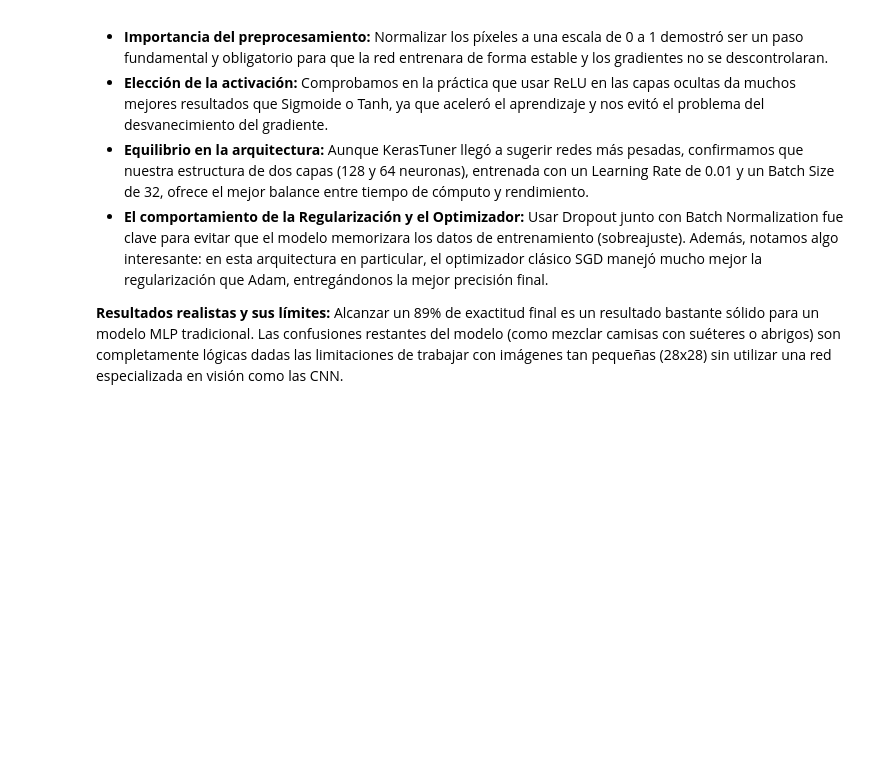
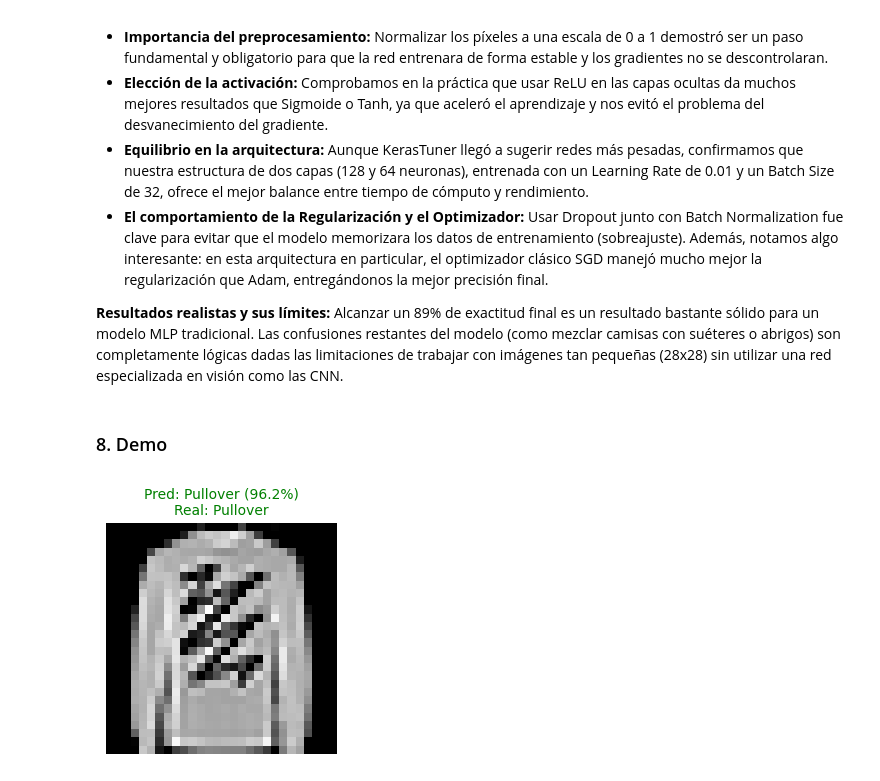
Before and after one commit to PyKydo/DeepLearning-EV1, a Jupyter notebook: EvaluacionParcial1.ipynb, the cells around one changed output. Cells and saved outputs as stored; diff of their text form; code cells hidden in the pictures; blank space fills up the shorter version.

Commit message:
Finalización
Se implementó una demo al final

```diff
--- a/EvaluacionParcial1.ipynb
+++ b/EvaluacionParcial1.ipynb
@@ -1079,3 +1088,40 @@ Este trabajo práctico nos permitió aplicar los conceptos de Deep Learning vist
 - **El comportamiento de la Regularización y el Optimizador:** Usar Dropout junto con Batch Normalization fue clave para evitar que el modelo memorizara los datos de entrenamiento (sobreajuste). Además, notamos algo interesante: en esta arquitectura en particular, el optimizador clásico SGD manejó mucho mejor la regularización que Adam, entregándonos la mejor precisión final.
 
 **Resultados realistas y sus límites:** Alcanzar un 89% de exactitud final es un resultado bastante sólido para un modelo MLP tradicional. Las confusiones restantes del modelo (como mezclar camisas con suéteres o abrigos) son completamente lógicas dadas las limitaciones de trabajar con imágenes tan pequeñas (28x28) sin utilizar una red especializada en visión como las CNN.
+# %% [markdown]
+### 8. Demo
+# %%
+import numpy as np
+import matplotlib.pyplot as plt
+import tensorflow as tf
+from tensorflow import keras
+
+modelo_final = keras.models.load_model('best_model_sgd.keras')
+
+(_, _), (test_imgs, test_labs) = keras.datasets.fashion_mnist.load_data()
+
+X_test_independent = test_imgs.reshape(10000, 784) / 255.0
+
+nombres_clases = ['T-shirt/top', 'Trouser', 'Pullover', 'Dress', 'Coat',
+                  'Sandal', 'Shirt', 'Sneaker', 'Bag', 'Ankle boot']
+# %%
+def demo():
+    # imagen al azar
+    idx = np.random.randint(0, len(test_imgs))
+
+    img_input = np.expand_dims(X_test_independent[idx], axis=0)
+    pred = modelo_final.predict(img_input, verbose=0)
+    clase_idx = np.argmax(pred)
+    confianza = np.max(pred) * 100
+
+    plt.figure(figsize=(3,3))
+    plt.imshow(test_imgs[idx], cmap='gray')
+    color = 'green' if clase_idx == test_labs[idx] else 'red'
+    plt.title(f"Pred: {nombres_clases[clase_idx]} ({confianza:.1f}%)\nReal: {nombres_clases[test_labs[idx]]}",
+              color=color, fontsize=10)
+    plt.axis('off')
+    plt.show()
+# %%
+demo()
+# %% [output]
+[figure, added]
```
Also changed, not shown: parts of 24 cells of this notebook, 4 other files.
